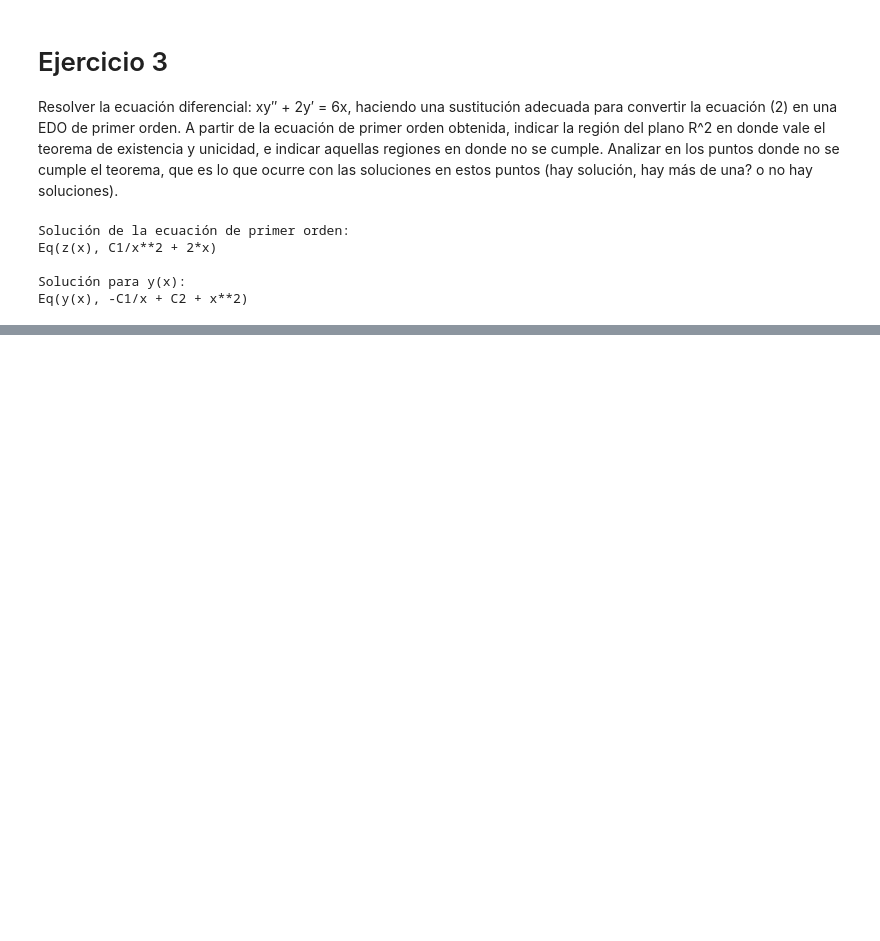
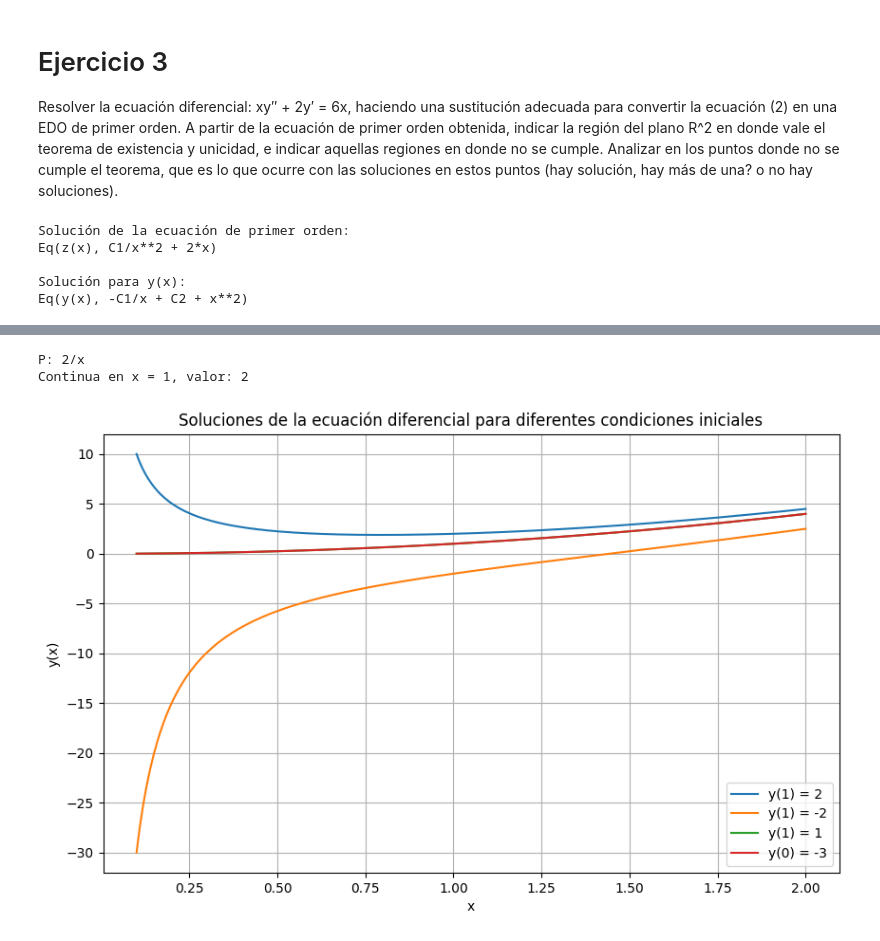
Before and after one commit to RenattoGuzman/ModSim-G5, a Jupyter notebook: Lab1.ipynb, the cells around one changed output, grey strips where cells are left out. Cells and saved outputs as stored; diff of their text form; code cells hidden in the pictures; blank space fills up the shorter version.

Commit message:
Graph solutions EQ

```diff
--- a/Lab1.ipynb
+++ b/Lab1.ipynb
@@ -158,0 +185,58 @@ Eq(y(x), -C1/x + C2 + x**2)
+# %%
+def es_continua_en_puntos_cercanos(func, x_cercano):
+    """
+    Comprueba si una función es continua en un punto x_cercano
+    evaluando los límites de la función en dos puntos cercanos.
+    """
+    valor = func.subs(x, x_cercano)
+    if valor.is_number and sp.simplify(valor).is_finite:
+        return f"Continua en x = {x_cercano}, valor: {valor}"
+    else:
+        return f"No continua en x = {x_cercano}"
+
+# Verificar la continuidad de P(x) en puntos cercanos a x = 0
+x_cercano = 1
+print(f"P: {P}")
+print(es_continua_en_puntos_cercanos(P, x_cercano))
+# %% [output]
+P: 2/x
+Continua en x = 1, valor: 2
+# %%
+C1, C2 = sp.symbols('C1 C2')
+
+# Función para resolver con las condiciones iniciales
+def resolver_condiciones_iniciales(sol, conds):
+    sol_y = sol.rhs
+    ics = {y.subs(x, cond[0]): cond[1] for cond in conds}
+    sol_const = sp.solve([sol_y.subs(x, cond[0]) - cond[1] for cond in conds])
+    sol_y = sol_y.subs(sol_const)
+    return sol_y
+
+# Condiciones iniciales
+condiciones = [
+    (1, 2),
+    (1, -2),
+    (1, 1),
+    (0, -3)
+]
+
+# Graficamos las soluciones
+x_vals = np.linspace(0.1, 2, 400)
+plt.figure(figsize=(10, 6))
+
+for cond in condiciones:
+    sol_y = resolver_condiciones_iniciales(eq_sust, [cond])
+    sol_y = sol_y.subs('C2',0)
+    sol_y_func = sp.lambdify(x, sol_y, "numpy")
+    y_vals = sol_y_func(x_vals)
+    plt.plot(x_vals, y_vals, label=f'y({cond[0]}) = {cond[1]}')
+
+# Configuramos el gráfico
+plt.xlabel('x')
+plt.ylabel('y(x)')
+plt.title('Soluciones de la ecuación diferencial para diferentes condiciones iniciales')
+plt.legend()
+plt.grid(True)
+plt.show()
+# %% [output]
+[figure, added]
```
Also changed, not shown: parts of 1 cell of this notebook.
